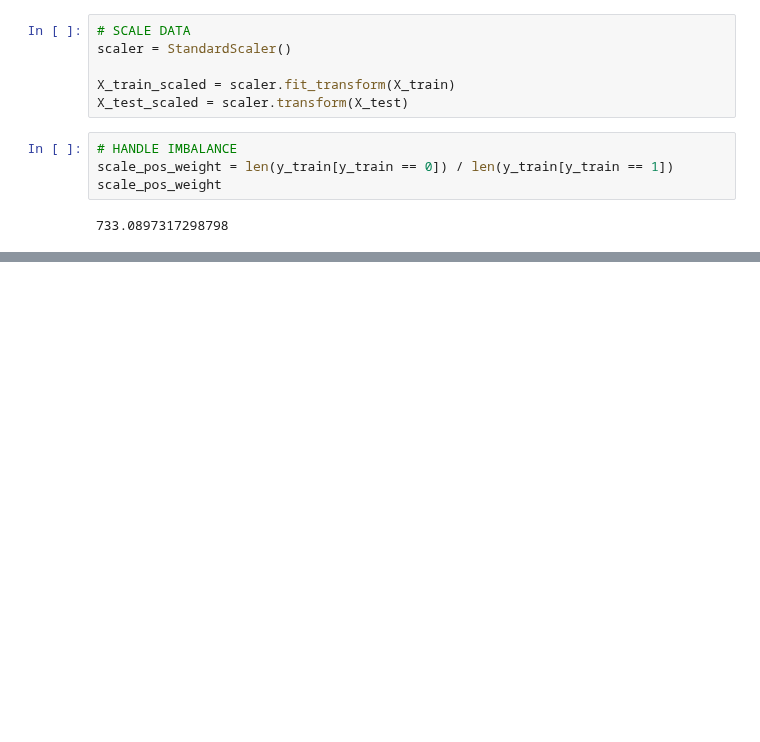
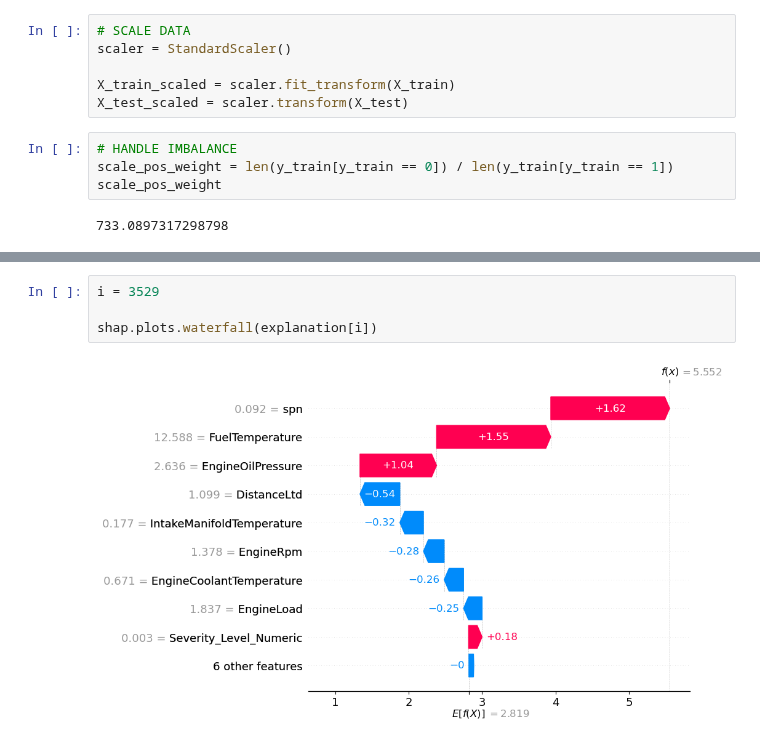
Before and after one commit to nss-data-science-cohort-9/big-g-label_free, a Jupyter notebook: notebooks/josh_data_exploration.ipynb, the cells around one changed output, grey strips where cells are left out. Saved outputs shown, nothing was run; the diff lists cells and outputs as text; blank space fills up the shorter version.

```diff
--- a/notebooks/josh_data_exploration.ipynb
+++ b/notebooks/josh_data_exploration.ipynb
@@ -749,0 +810,6 @@ Money Saved: $127,000.00
+# %%
+i = 3529
+
+shap.plots.waterfall(explanation[i])
+# %% [output]
+[figure, added]
```
Also changed, not shown: parts of 12 cells of this notebook.
